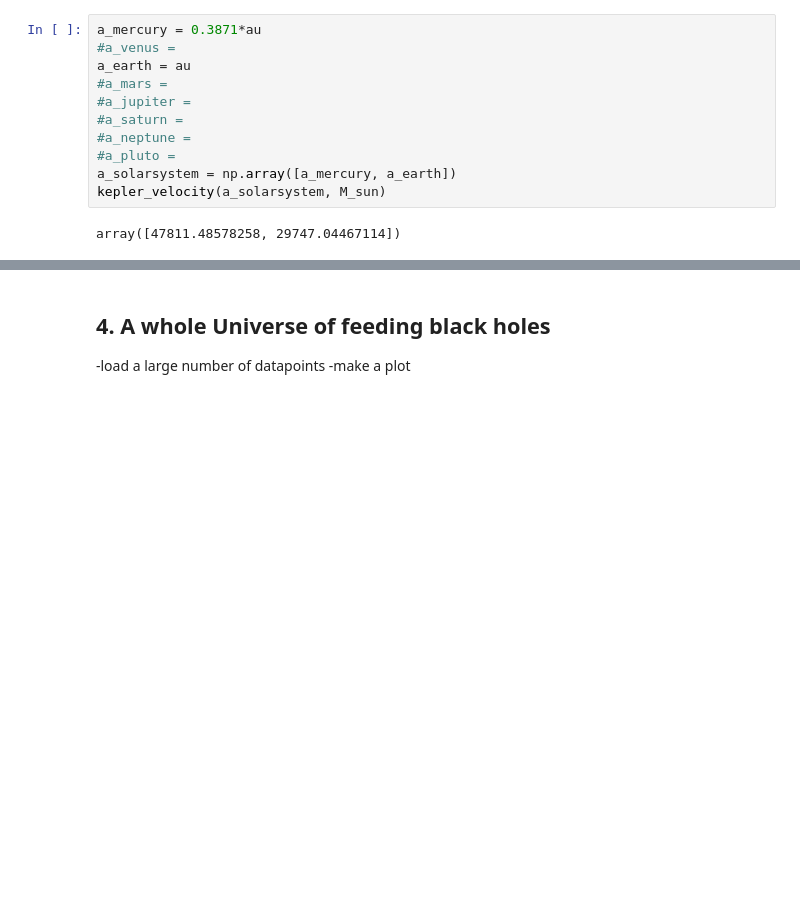
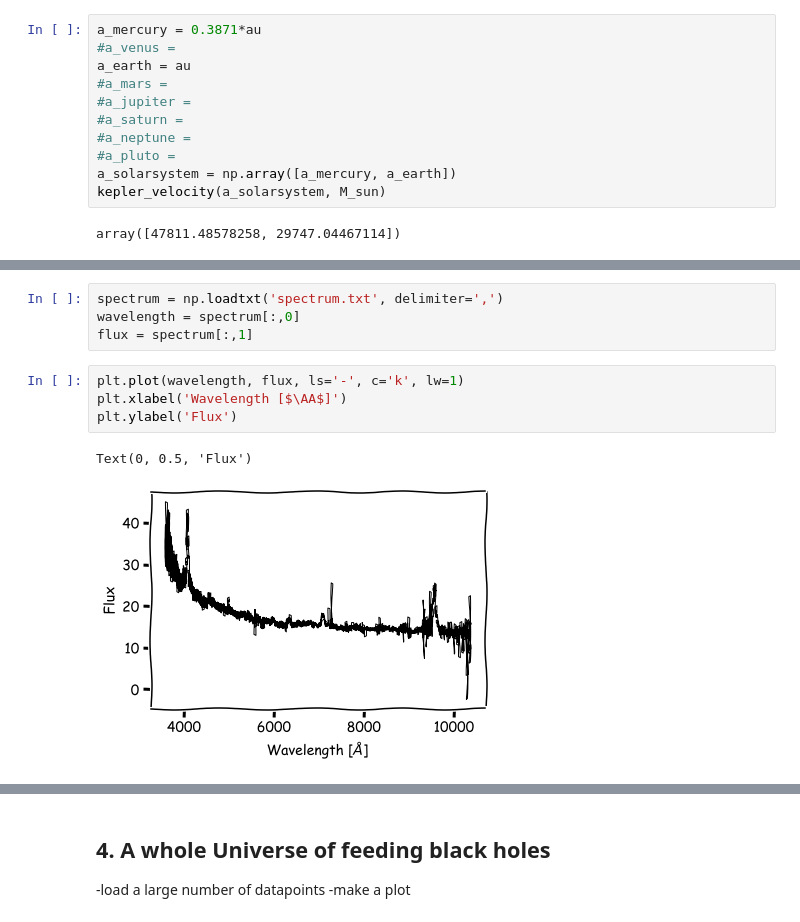
Before and after one commit to cvillforth/CodeBlack, a Jupyter notebook: CodingExercise.ipynb, the cells around one changed output, grey strips where cells are left out. Drawn from its saved outputs; the diff is of its cells as text; blank space fills up the shorter version.

```diff
--- a/CodingExercise.ipynb
+++ b/CodingExercise.ipynb
@@ -156,0 +299,11 @@ interactive(children=(FloatSlider(value=100.0, description='distance from BH', r
+# %%
+spectrum = np.loadtxt('spectrum.txt', delimiter=',')
+wavelength = spectrum[:,0]
+flux = spectrum[:,1]
+# %%
+plt.plot(wavelength, flux, ls='-', c='k', lw=1)
+plt.xlabel('Wavelength [$\AA$]')
+plt.ylabel('Flux')
+# %% [output]
+Text(0, 0.5, 'Flux')
+[figure, added]
```
Also changed, not shown: parts of 45 cells of this notebook, 3 other files.
